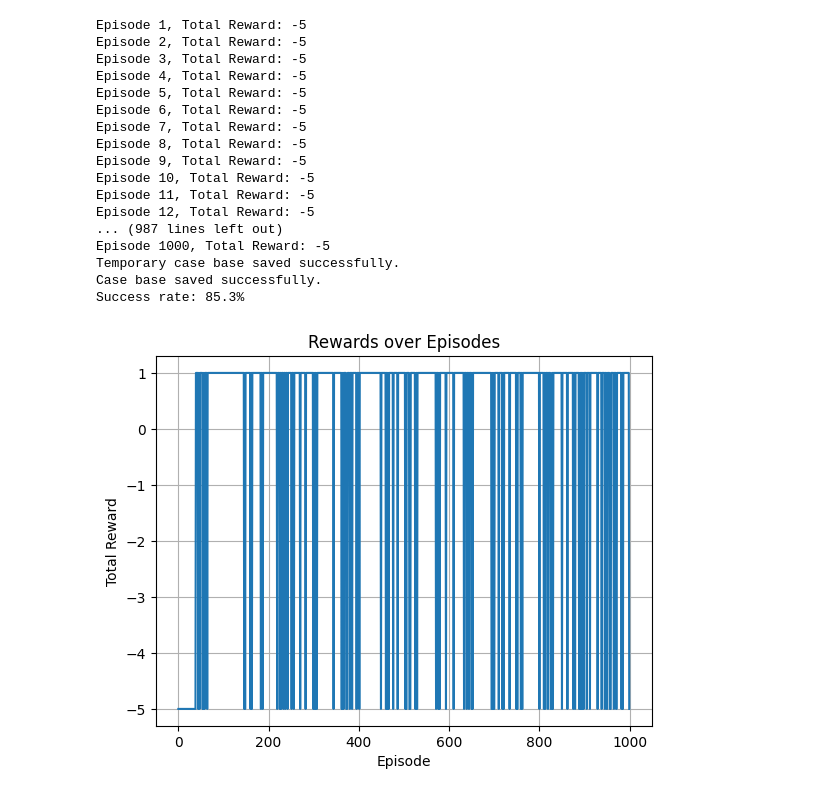
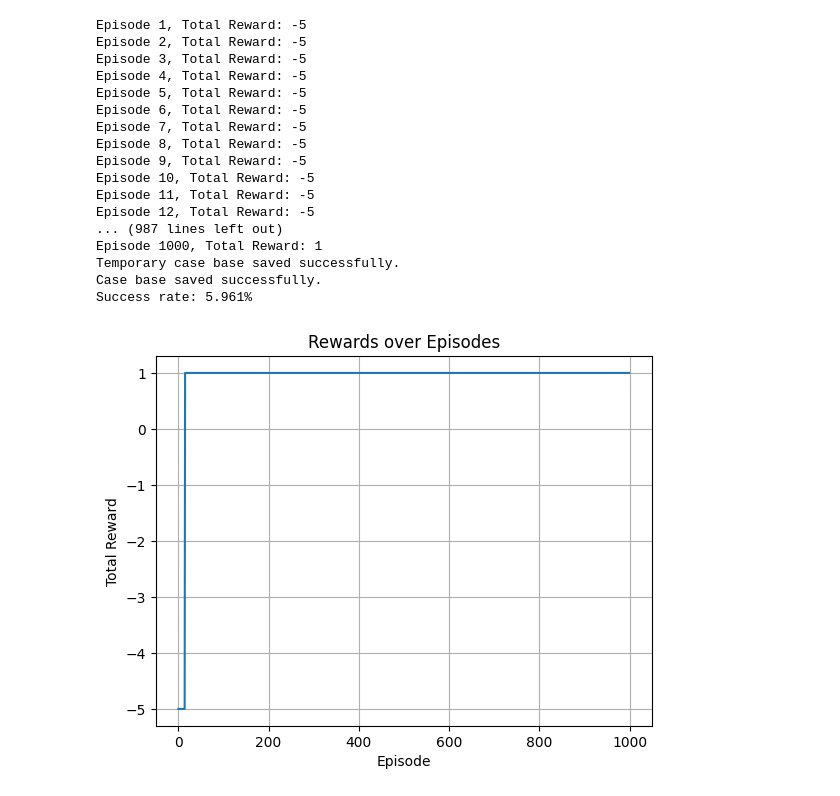
Before and after one commit to ardiantobow/myphd, a Jupyter notebook: rl/qcbrl/qcbrl_sarsaet.ipynb, the cells around one changed output. Cells and saved outputs as stored; diff of their text form; code cells hidden in the pictures.

```diff
--- a/rl/qcbrl/qcbrl_sarsaet.ipynb
+++ b/rl/qcbrl/qcbrl_sarsaet.ipynb
@@ -169,11 +169,12 @@ class QCBRL:
 
     def run(self, episodes=100, max_steps=100, alpha=0.1, gamma=0.9, epsilon=0.1, render=False):
         rewards = []
-        # episode_rewards = []
+        success_rate_list = []
         memory_usage = []
         gpu_memory_usage = []
         successful_episodes = False
         num_successful_episodes = 0
+        total_steps_list = []  # List to store the total steps for each episode
 
         pynvml.nvmlInit()
         handle = pynvml.nvmlDeviceGetHandleByIndex(0)
@@ -181,16 +182,16 @@ class QCBRL:
         for episode in range(episodes):
             state = self.env.reset()
             episode_reward = 0
+            total_steps = 0  # Variable to track total steps for this episode
             self.temporary_case_base = []
-
 
             for _ in range(max_steps):
                 if render:
                     env.render()
                 action = self.take_action(state, epsilon)
                 next_state, reward, done, _ = self.env.step(action)
-
-                # print(f"State: {state} - Action: {action} - Reward: {reward} - Done: {done}")
+                total_steps += 1  # Increment total steps
+                episode_reward += reward
 
                 c = Case(state, action)
                 Case.reuse(c, self.temporary_case_base)
@@ -199,15 +200,23 @@ class QCBRL:
                 self.problem_solver.update_Q(state, action, reward, next_state, next_action, alpha, gamma)
 
                 state = next_state
-                episode_reward += reward
 
                 if done:
                     successful_episodes = reward > 0
                     break
 
+            if episode_reward > 0:  # If the agent reached the goal state
+                success_rate_list.append(total_steps)  # Append total steps to success rate list
+                num_successful_episodes += 1
 
-            if episode_reward > 0:  # If the agent reached the goal state
-                num_successful_episodes += 1
+            else:
+                success_rate_list.append(0)  # Append 0 for unsuccessful episodes
+
+
+            total_steps_list.append(total_steps)  # Append total steps for this episode
+            memory_usage.append(psutil.virtual_memory().percent)
+            gpu_memory_usage.append(pynvml.nvmlDeviceGetMemoryInfo(handle).used / 1024**2)
+
 
             rewards.append(episode_reward)
             print(f"Episode {episode + 1}, Total Reward: {episode_reward}")
@@ -225,20 +234,23 @@ class QCBRL:
         success_rate = (num_successful_episodes / episodes) * 100
         # print(f"Successful episodes: {num_successful_episodes}%")
 
+        # Calculate success rate as the average total steps for successful episodes
+        success_rate = sum(success_rate_list) / len(success_rate_list)
+
         # env.close()
-        return rewards, success_rate, memory_usage, gpu_memory_usage
+        return rewards, success_rate, memory_usage, gpu_memory_usage, total_steps_list
 
     def take_action(self, state, epsilon):
 
-        # similar_solution = Case.retrieve(state, self.case_base)
-        # if similar_solution is not None:
-        #     action = similar_solution.solution
-        #     # print("action from case base")
-        # else:
-        #     action = self.problem_solver.choose_action(state, epsilon)
-        #     # print("action from problem solver")
+        similar_solution = Case.retrieve(state, self.case_base)
+        if similar_solution is not None:
+            action = similar_solution.solution
+            # print("action from case base")
+        else:
+            action = self.problem_solver.choose_action(state, epsilon)
+            # print("action from problem solver")
 
-        action = self.problem_solver.choose_action(state, epsilon)
+        # action = self.problem_solver.choose_action(state, epsilon)
 
         return action
 
@@ -293,34 +305,44 @@ class QCBRL:
         plt.legend()
         plt.grid(True)
         plt.show()
 
+    def plot_total_steps(self, total_steps_list):
+        plt.plot(total_steps_list)
+        plt.xlabel('Episode')
+        plt.ylabel('Total Steps')
+        plt.title('Total Steps for Successful Episodes over Episodes')
+        plt.grid(True)
+        plt.show()
+
+
 if __name__ == "__main__":
     env = CustomRewardFrozenLake()
     num_states = env.observation_space.n
     num_actions = env.action_space.n
 
     agent = QCBRL(num_actions, env)
-    rewards, success_rate, memory_usage, gpu_memory_usage = agent.run(episodes=1000, max_steps=1000, alpha=0.1, gamma=0.9, epsilon=0.1)
+    rewards, success_rate, memory_usage, gpu_memory_usage, total_step_list = agent.run(episodes=1000, max_steps=1000, alpha=0.1, gamma=0.9, epsilon=0.1)
 
     agent.display_success_rate(success_rate)
     agent.plot_rewards(rewards)
     agent.plot_resources(memory_usage, gpu_memory_usage)
+    agent.plot_total_steps(total_step_list)
 # %% [output]
 Episode 1, Total Reward: -5
 Episode 2, Total Reward: -5
 Episode 3, Total Reward: -5
 Episode 4, Total Reward: -5
 Episode 5, Total Reward: -5
 Episode 6, Total Reward: -5
 Episode 7, Total Reward: -5
 Episode 8, Total Reward: -5
 Episode 9, Total Reward: -5
 Episode 10, Total Reward: -5
 Episode 11, Total Reward: -5
 Episode 12, Total Reward: -5
 ... (987 lines left out)
-Episode 1000, Total Reward: -5
+Episode 1000, Total Reward: 1
 Temporary case base saved successfully.
 Case base saved successfully.
-Success rate: 85.3%
+Success rate: 5.961%
-[figure, old version]
+[figure, new version]
```
Also changed, not shown: parts of 1 cell of this notebook, 4 other files.
